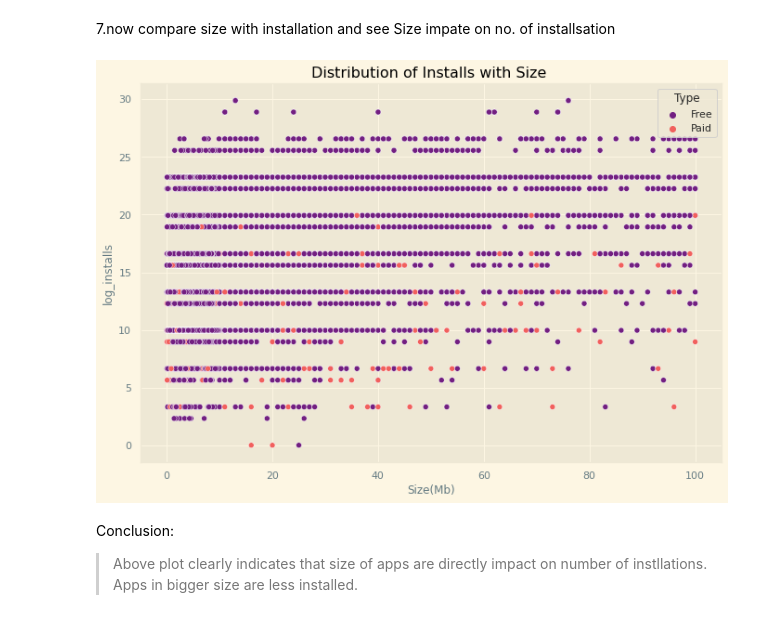
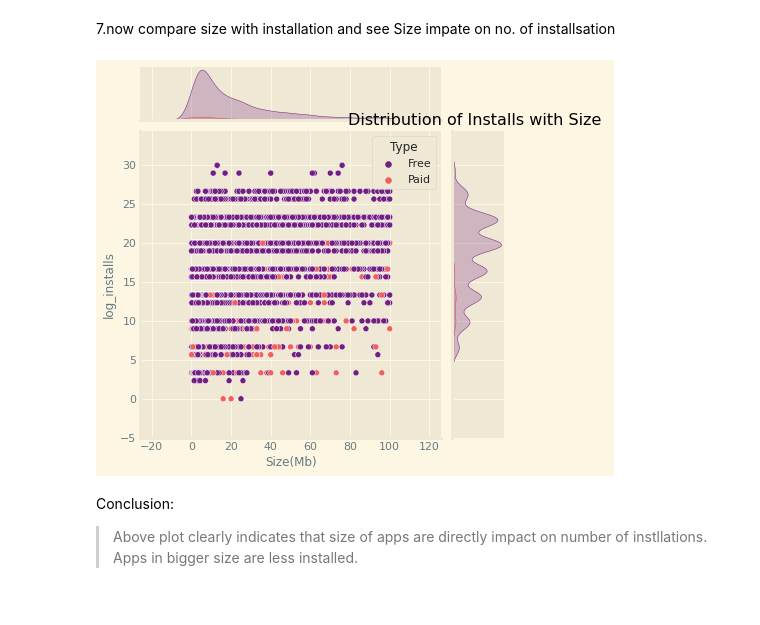
Before and after one commit to Sanketkamble01/Playstore-app-review-analysis, a Jupyter notebook: Individual_Notebook_Play_Store_App_Review_Analysis_Capstone_Project.ipynb, the cells around one changed output. Cells and saved outputs as stored; diff of their text form; code cells hidden in the pictures.

```diff
--- a/Individual_Notebook_Play_Store_App_Review_Analysis_Capstone_Project.ipynb
+++ b/Individual_Notebook_Play_Store_App_Review_Analysis_Capstone_Project.ipynb
@@ -249,7 +246,0 @@ plt.show();
-# %%
-plt.figure(figsize=(10,8))
-plt.style.use("fivethirtyeight")
-sns.swarmplot(y="Rating",data=ps_dataset1,palette="YlOrBr" )
-plt.ylabel("Rating", fontsize=15)
-plt.title("swarmplot plot for Rating")
-plt.show();
@@ -315,6 +304,4 @@ sns.barplot(y="Installs",x="Content Rating",data=point_4,palette="icefire")
 plt.title("Comparison of Content Rating(Number of Apps Installed)")
 plt.ylabel("Number of Installs",fontsize=15)
 plt.xlabel("Content Rating",fontsize=15)
-# Setting the Figure size for future visualisation
-sns.set(rc={"figure.figsize":(10,8)})
 # %% [output]
@@ -343,14 +331,12 @@ plt.show();
 7.now compare size with installation and see Size impate on no. of installsation
 # %%
 ps_dataset1['log_installs'] = np.log2(ps_dataset1['Installs'])
-# Scatter-plot
-plt.figure(figsize=(10,7))
 plt.style.use("Solarize_Light2")
-sns.scatterplot(ps_dataset1['Size(Mb)'],ps_dataset1['log_installs'],hue=ps_dataset1["Type"],palette="magma")
+sns.jointplot(ps_dataset1['Size(Mb)'],ps_dataset1['log_installs'],hue=ps_dataset1["Type"],palette="magma")
 plt.title("Distribution of Installs with Size ",color = "black")
 plt.show();
 # %% [output]
-[figure, old version]
+[figure, new version]
 # %% [markdown]
 Conclusion:
 
```
Also changed, not shown: parts of 25 cells of this notebook.
